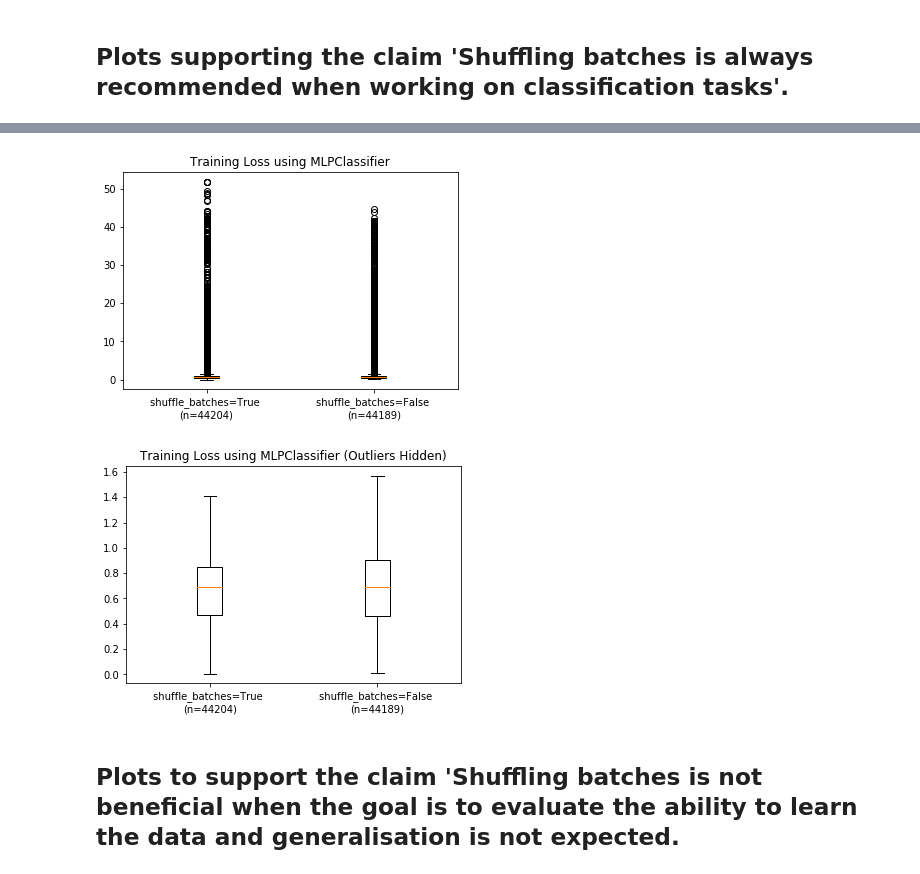
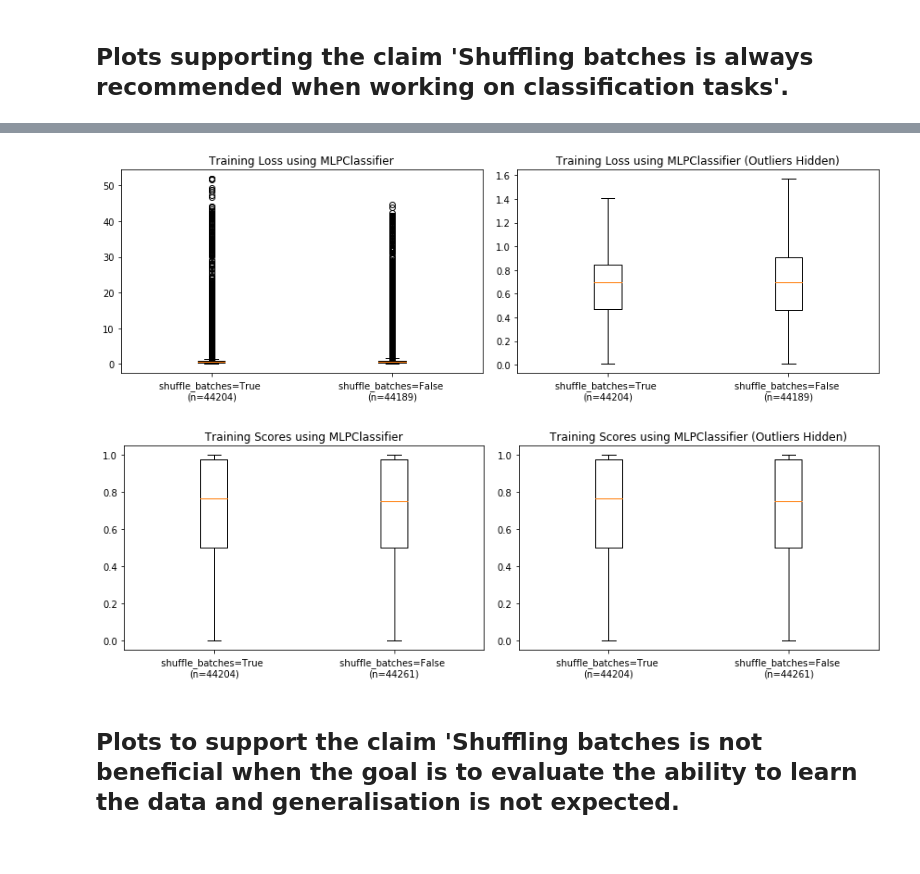
Before and after one commit to AnthonyDickson/Neural-Networks, a Jupyter notebook: notebooks/Analysis of Shuffling Batches.ipynb, the cells around one changed output, grey strips where cells are left out. Saved outputs shown, nothing was run; the diff lists cells and outputs as text; code cells hidden in the pictures.

```diff
--- a/notebooks/Analysis of Shuffling Batches.ipynb
+++ b/notebooks/Analysis of Shuffling Batches.ipynb
@@ -368,25 +232,18 @@ plt.show()
-# %%
-a = df[shuffles_batches & classification].filter(regex='train_loss_\d{2}').values
-a = a.ravel()
-a = a[~np.isnan(a)]
-
-b = df[~shuffles_batches & classification].filter(regex='train_loss_\d{2}').values
-b = b.ravel()
-b = b[~np.isnan(b)]
-
-
-plt.boxplot([a, b], showfliers=True)
-plt.xticks([1, 2], ['shuffle_batches=True \n(n=%d)' % len(a), 'shuffle_batches=False \n(n=%d)' % len(b)])
-plt.title('Training Loss using MLPClassifier')
-plt.show()
-
-
-plt.boxplot([a, b], showfliers=False)
-plt.xticks([1, 2], ['shuffle_batches=True \n(n=%d)' % len(a), 'shuffle_batches=False \n(n=%d)' % len(b)])
-plt.title('Training Loss using MLPClassifier (Outliers Hidden)')
-plt.show()
-# %% [output]
-[figure, removed]
-[figure, removed]
+# %%
+make_boxplot(df, using_classification,
+             using_batch_shuffling,
+             'shuffle_batches=True', 'shuffle_batches=False',
+             'train_loss',
+            'Training Loss using MLPClassifier')
+# %% [output]
+[figure, added]
+# %%
+make_boxplot(df, using_classification,
+             using_batch_shuffling,
+             'shuffle_batches=True', 'shuffle_batches=False',
+             'train_scores',
+            'Training Scores using MLPClassifier')
+# %% [output]
+[figure, added]
 # %% [markdown]
 ## Plots to support the claim 'Shuffling batches is not beneficial when the goal is to evaluate the ability to learn the data and generalisation is not expected.
```
Also changed, not shown: parts of 31 cells of this notebook, 6 other files.
